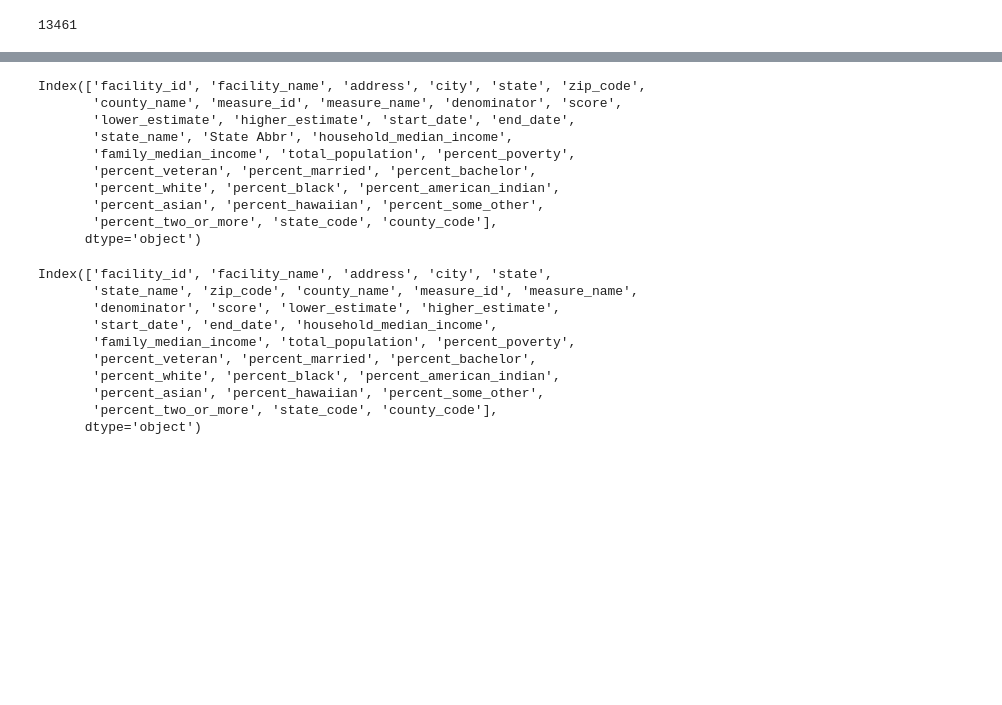
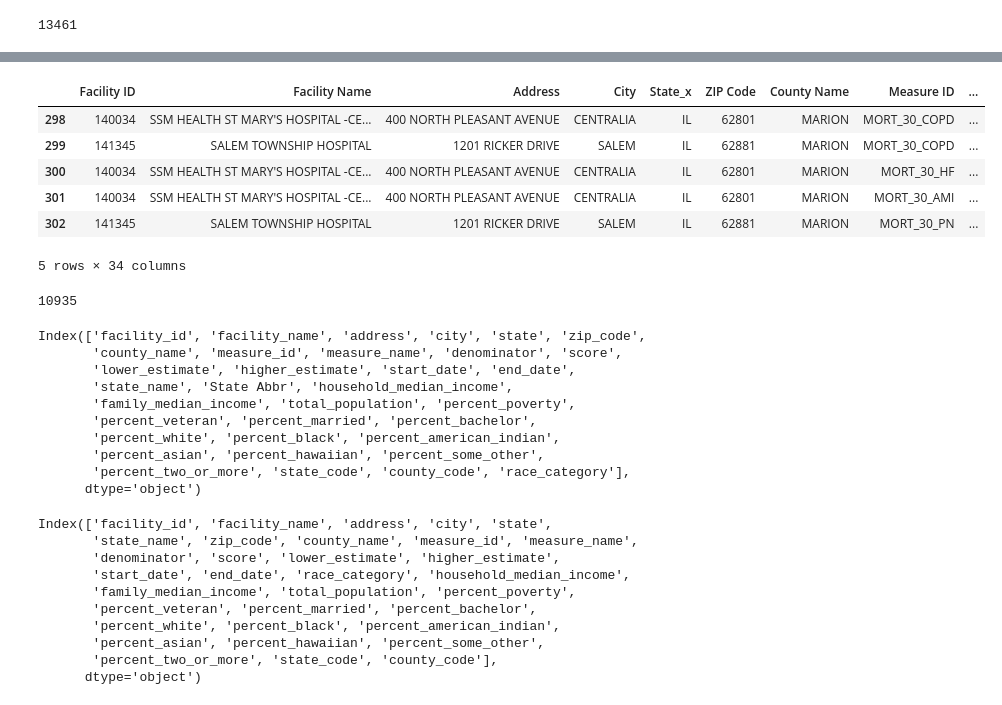
Before and after one commit to fisher1916/healthcare-disparities, a Jupyter notebook: ETL/load_data.ipynb, the cells around one changed output, grey strips where cells are left out. Saved outputs shown, nothing was run; the diff lists cells and outputs as text; code cells hidden in the pictures; blank space fills up the shorter version.

```diff
--- a/ETL/load_data.ipynb
+++ b/ETL/load_data.ipynb
@@ -217 +294,17 @@ len(cms_merged_df)
+# %%
+white_df = white_df.assign(race_category="W")
+white_df.head()
+# %% [output]
+|  | Facility ID | Facility Name | Address | City | State_x | ZIP Code | County Name | Measure ID | ... |
+| 298 | 140034 | SSM HEALTH ST MARY'S HOSPITAL -CE... | 400 NORTH PLEASANT AVENUE | CENTRALIA | IL | 62801 | MARION | MORT_30_COPD | ... |
+| 299 | 141345 | SALEM TOWNSHIP HOSPITAL | 1201 RICKER DRIVE | SALEM | IL | 62881 | MARION | MORT_30_COPD | ... |
+| 300 | 140034 | SSM HEALTH ST MARY'S HOSPITAL -CE... | 400 NORTH PLEASANT AVENUE | CENTRALIA | IL | 62801 | MARION | MORT_30_HF | ... |
+| 301 | 140034 | SSM HEALTH ST MARY'S HOSPITAL -CE... | 400 NORTH PLEASANT AVENUE | CENTRALIA | IL | 62801 | MARION | MORT_30_AMI | ... |
+| 302 | 141345 | SALEM TOWNSHIP HOSPITAL | 1201 RICKER DRIVE | SALEM | IL | 62881 | MARION | MORT_30_PN | ... |
+5 rows × 34 columns
+# %%
+white_black_df = pd.concat([white_df, black_df])
+len(white_black_df)
+# %% [output]
+10935
 # %%
@@ -252,7 +345,7 @@ cms_merged_df = cms_merged_df.rename(
         }
 )
 # %%
-cms_merged_df.columns
+white_black_df.columns
 # %% [output]
 Index(['facility_id', 'facility_name', 'address', 'city', 'state', 'zip_code',
        'county_name', 'measure_id', 'measure_name', 'denominator', 'score',
@@ -262,6 +355,6 @@ Index(['facility_id', 'facility_name', 'address', 'city', 'state', 'zip_code',
        'percent_veteran', 'percent_married', 'percent_bachelor',
        'percent_white', 'percent_black', 'percent_american_indian',
        'percent_asian', 'percent_hawaiian', 'percent_some_other',
-       'percent_two_or_more', 'state_code', 'county_code'],
+       'percent_two_or_more', 'state_code', 'county_code', 'race_category'],
       dtype='object')
 # %%
@@ -300,12 +394,12 @@ cms_merged_df = cms_merged_df[[
     "county_code"
 ]]
 # %%
-cms_merged_df.columns
+white_black_df.columns
 # %% [output]
 Index(['facility_id', 'facility_name', 'address', 'city', 'state',
        'state_name', 'zip_code', 'county_name', 'measure_id', 'measure_name',
        'denominator', 'score', 'lower_estimate', 'higher_estimate',
-       'start_date', 'end_date', 'household_median_income',
+       'start_date', 'end_date', 'race_category', 'household_median_income',
        'family_median_income', 'total_population', 'percent_poverty',
        'percent_veteran', 'percent_married', 'percent_bachelor',
        'percent_white', 'percent_black', 'percent_american_indian',
```
Also changed, not shown: parts of 16 cells of this notebook, 1 other file.
